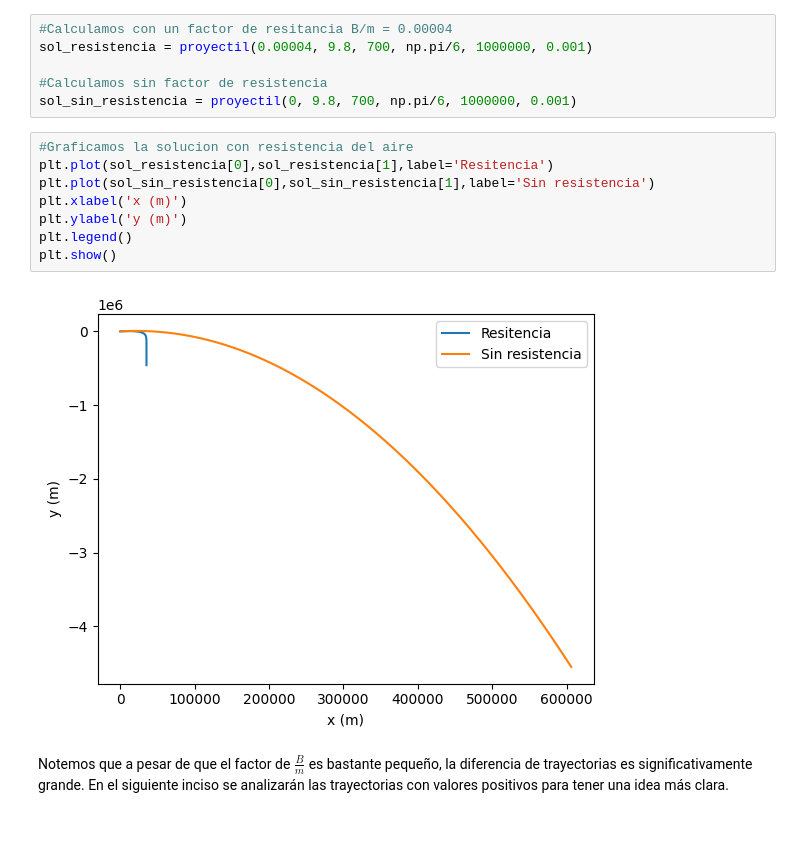
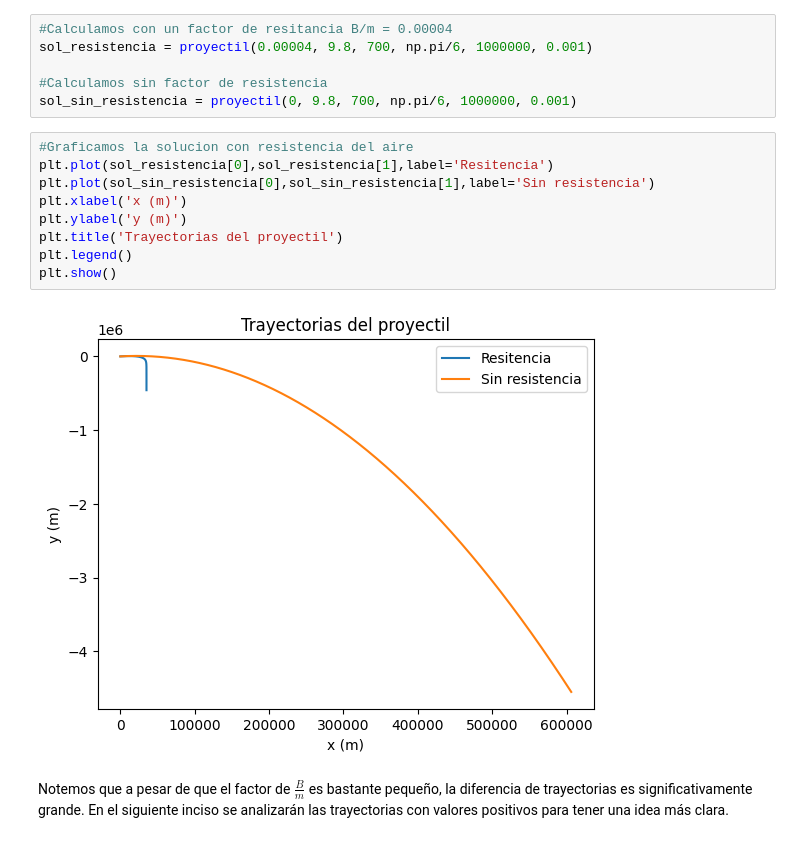
Before and after one commit to Alejandroe0/Computacional, a Jupyter notebook: MétodoDeEuler.ipynb, the cells around one changed output. Cells and saved outputs as stored; diff of their text form.

```diff
--- a/MétodoDeEuler.ipynb
+++ b/MétodoDeEuler.ipynb
@@ -65,13 +65,14 @@ sol_sin_resistencia = proyectil(0, 9.8, 700, np.pi/6, 1000000, 0.001)
 # %%
 #Graficamos la solucion con resistencia del aire
 plt.plot(sol_resistencia[0],sol_resistencia[1],label='Resitencia')
 plt.plot(sol_sin_resistencia[0],sol_sin_resistencia[1],label='Sin resistencia')
 plt.xlabel('x (m)')
 plt.ylabel('y (m)')
+plt.title('Trayectorias del proyectil')
 plt.legend()
 plt.show()
 # %% [output]
-[figure, old version]
+[figure, new version]
 # %% [markdown]
 Notemos que a pesar de que el factor de $\frac{B}{m}$ es bastante pequeño, la diferencia de trayectorias es significativamente grande. En el siguiente inciso se analizarán las trayectorias con valores positivos para tener una idea más clara.
 # %% [markdown]
```
Also changed, not shown: parts of 3 cells of this notebook.
